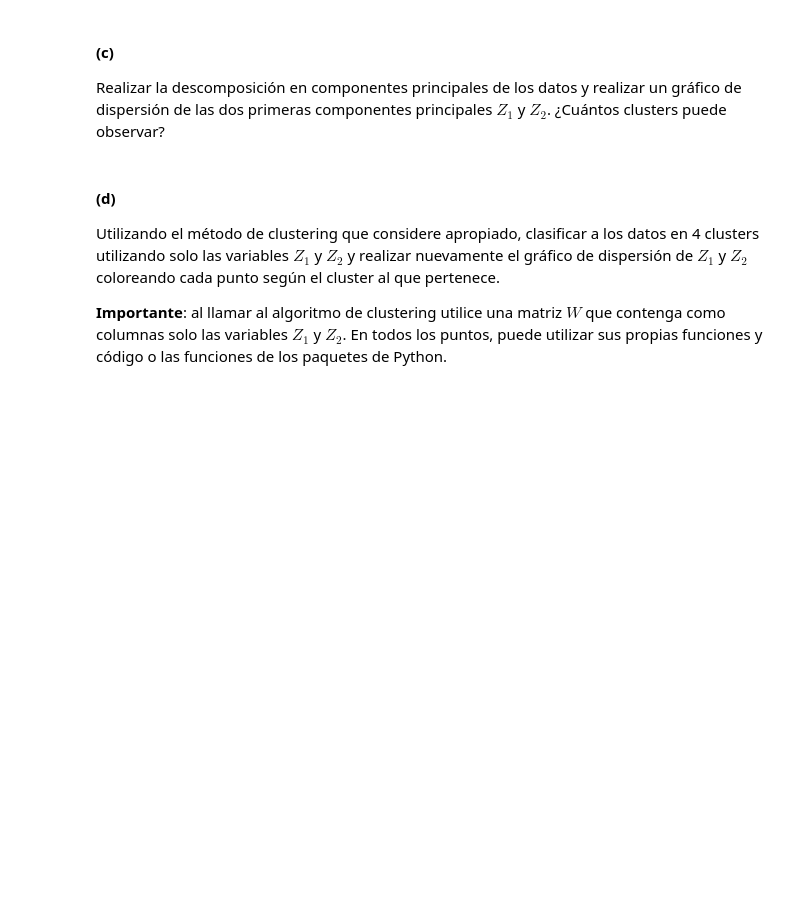
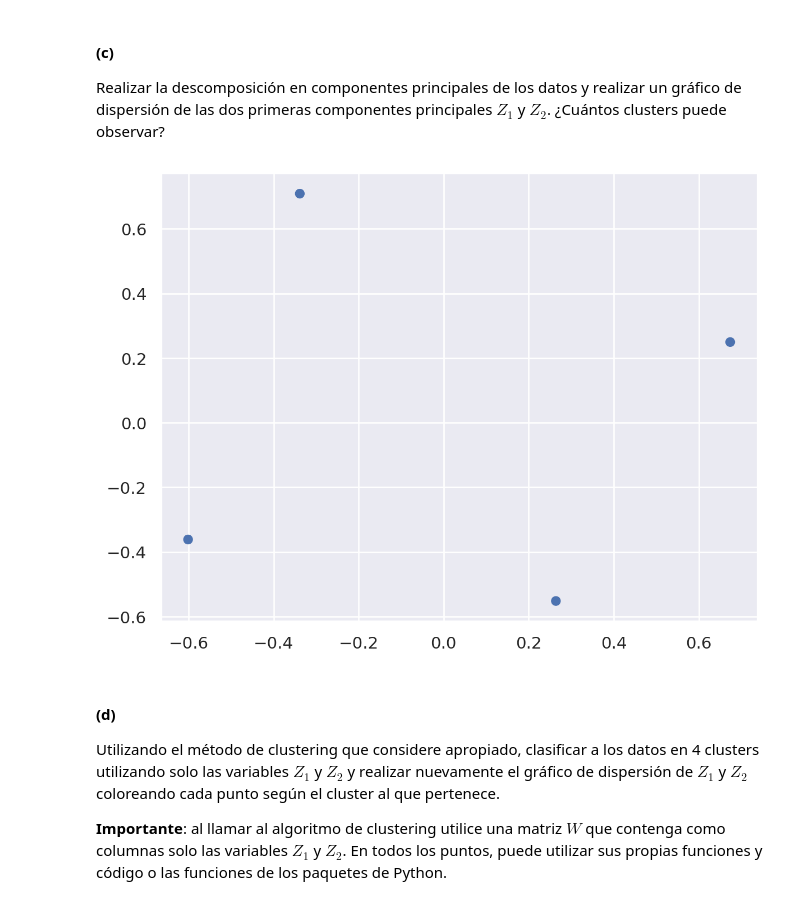
Before and after one commit to lmendezayl/uba-ldd-ic, a Jupyter notebook: guias/soluciones/practica9.ipynb, the cells around one changed output. Drawn from its saved outputs; the diff is of its cells as text; code cells hidden in the pictures; blank space fills up the shorter version.

```diff
--- a/guias/soluciones/practica9.ipynb
+++ b/guias/soluciones/practica9.ipynb
@@ -500,6 +500,12 @@ so.Plot(agua.x3, agua.x4).add(so.Dot())
 
 #### (c)
 Realizar la descomposición en componentes principales de los datos y realizar un gráfico de dispersión de las dos primeras componentes principales $Z_1$ y $Z_2$. ¿Cuántos clusters puede observar?
+# %%
+pca = PCA(n_components=2)
+scores = pca.fit_transform(agua)
+so.Plot(pca.components_[0], pca.components_[1]).add(so.Dot())
+# %% [output]
+[figure, added]
 # %% [markdown]
 
 #### (d)
```
Also changed, not shown: parts of 1 cell of this notebook.
